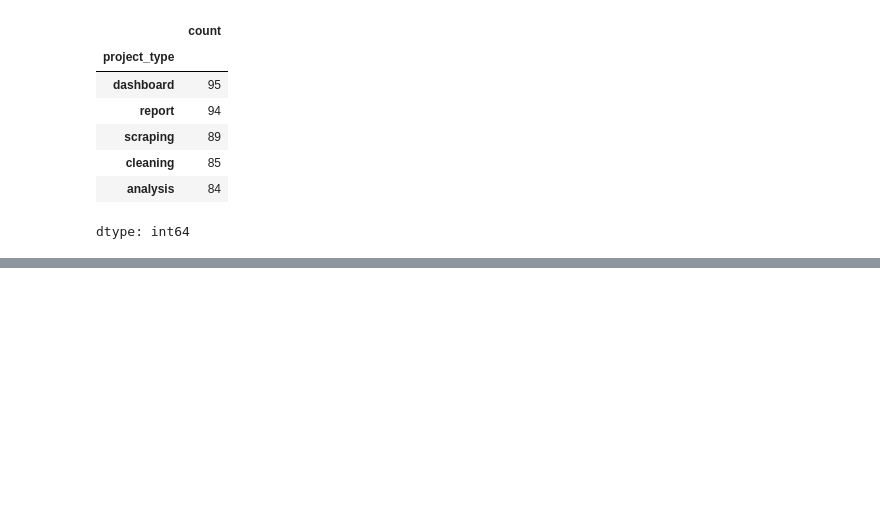
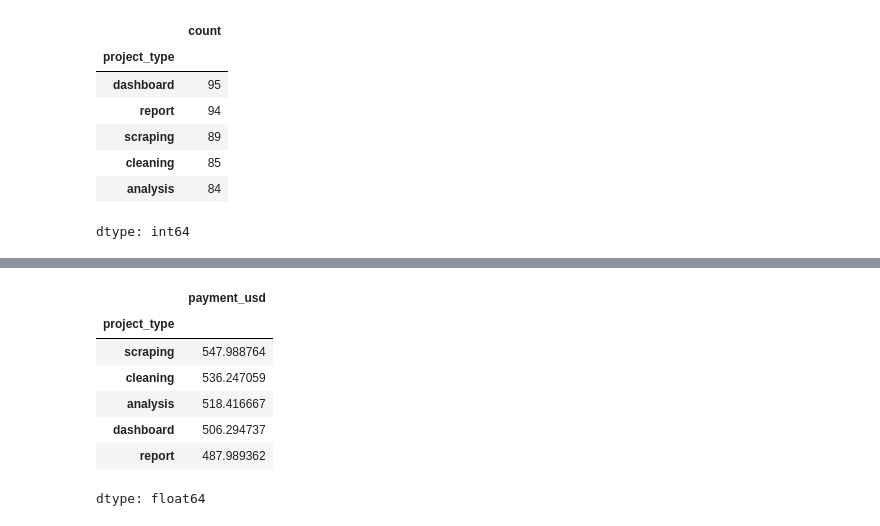
Before and after one commit to ayaz-ali-36/Data-Aanlysis, a Jupyter notebook: Pandas/Pandas.ipynb, the cells around one changed output, grey strips where cells are left out. Saved outputs shown, nothing was run; the diff lists cells and outputs as text; code cells hidden in the pictures; blank space fills up the shorter version.

```diff
--- a/Pandas/Pandas.ipynb
+++ b/Pandas/Pandas.ipynb
@@ -121,0 +133,11 @@ dtype: int64
+# %%
+df.groupby('project_type')['payment_usd'].mean().sort_values(ascending=False)
+# %% [output]
+|  | payment_usd |
+| project_type |  |
+| scraping | 547.988764 |
+| cleaning | 536.247059 |
+| analysis | 518.416667 |
+| dashboard | 506.294737 |
+| report | 487.989362 |
+dtype: float64
```
Also changed, not shown: parts of 6 cells of this notebook.
